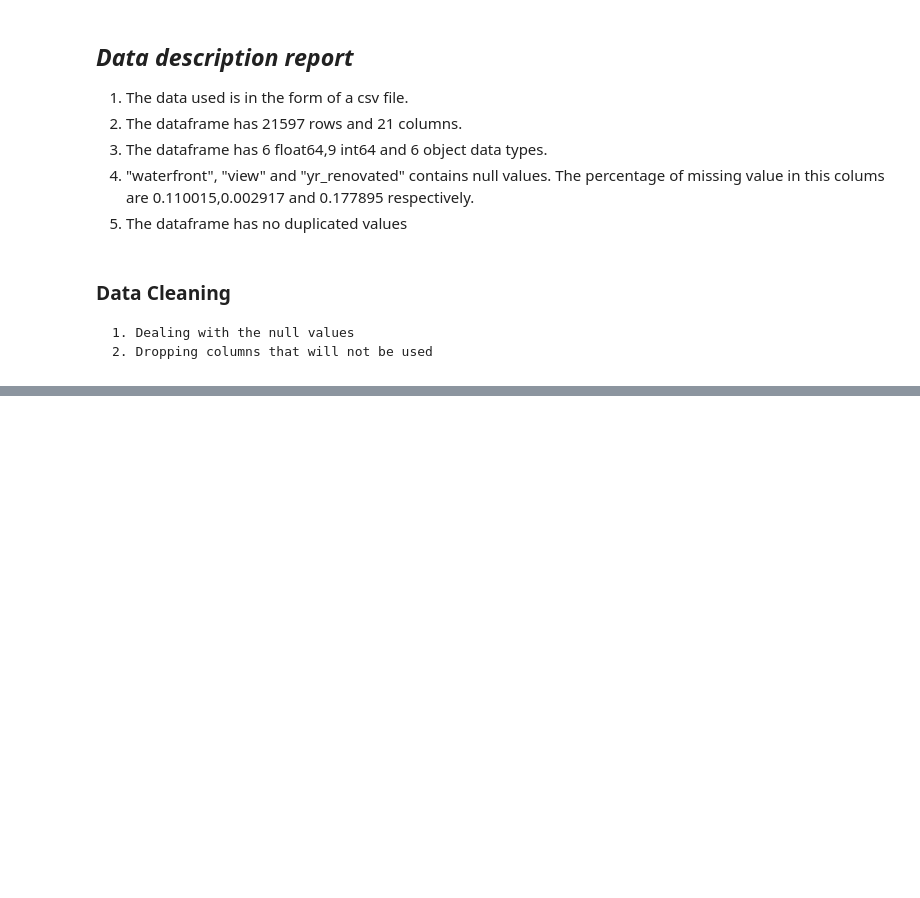
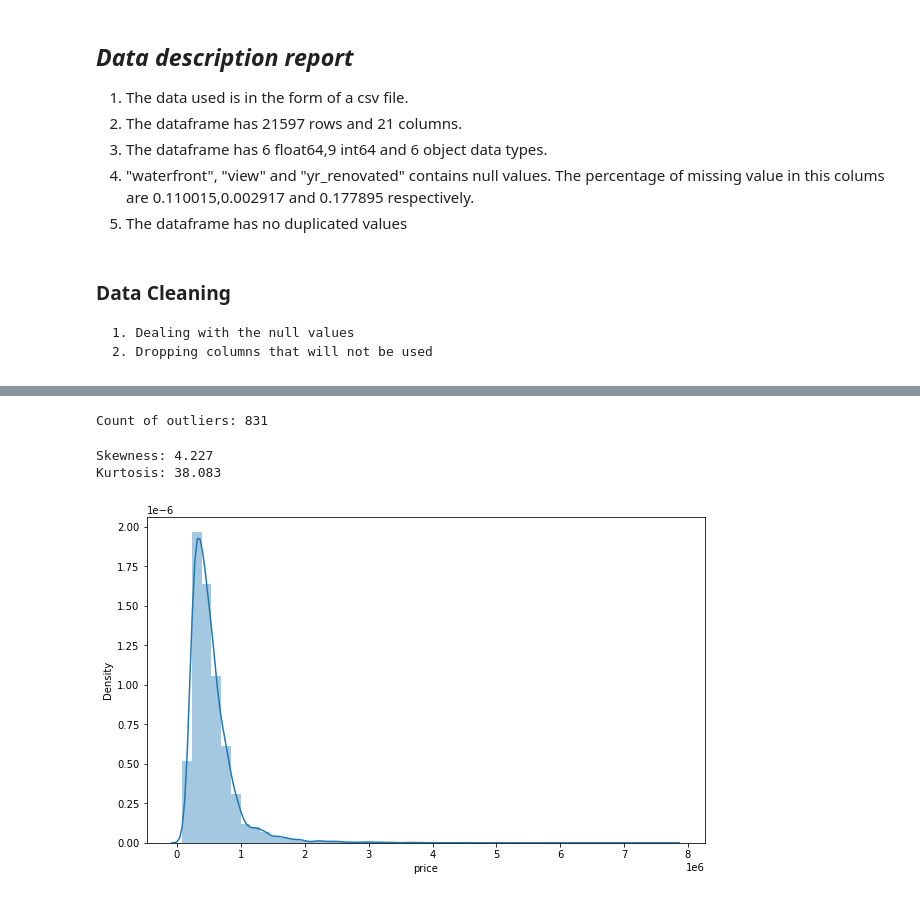
Before and after one commit to janejeshen/dsc-phase-2-project-v2-3, a Jupyter notebook: student.ipynb, the cells around one changed output, grey strips where cells are left out. Drawn from its saved outputs; the diff is of its cells as text; code cells hidden in the pictures; blank space fills up the shorter version.

```diff
--- a/student.ipynb
+++ b/student.ipynb
@@ -277,0 +268,26 @@ sns.distplot(houses_df["price"])
+# %%
+# function for checking for outliers
+def outlier(data):
+    q1=data.quantile(0.25)
+    q3=data.quantile(0.75)
+    IQR=q3-q1
+    outliers = data[((data<(q1-1.5*IQR)) | (data>(q3+1.5*IQR)))]
+    return outliers
+# Checking the number of outliers in the 'price' column
+print("Count of outliers:",outlier(houses_df.price).count())
+# %% [output]
+Count of outliers: 831
+# %%
+#skewness and kurtosis
+print("Skewness:",round(houses_df['price'].skew(),3))
+print("Kurtosis:",round(houses_df['price'].kurt(),3))
+# %% [output]
+Skewness: 4.227
+Kurtosis: 38.083
+# %%
+# Checking the distribution of price column
+# sns.distplot(np.log(houses_df["price"]));
+plt.figure(figsize=(10, 6))
+sns.distplot(houses_df["price"]);
+# %% [output]
+[figure, added]
```
Also changed, not shown: parts of 21 cells of this notebook.
